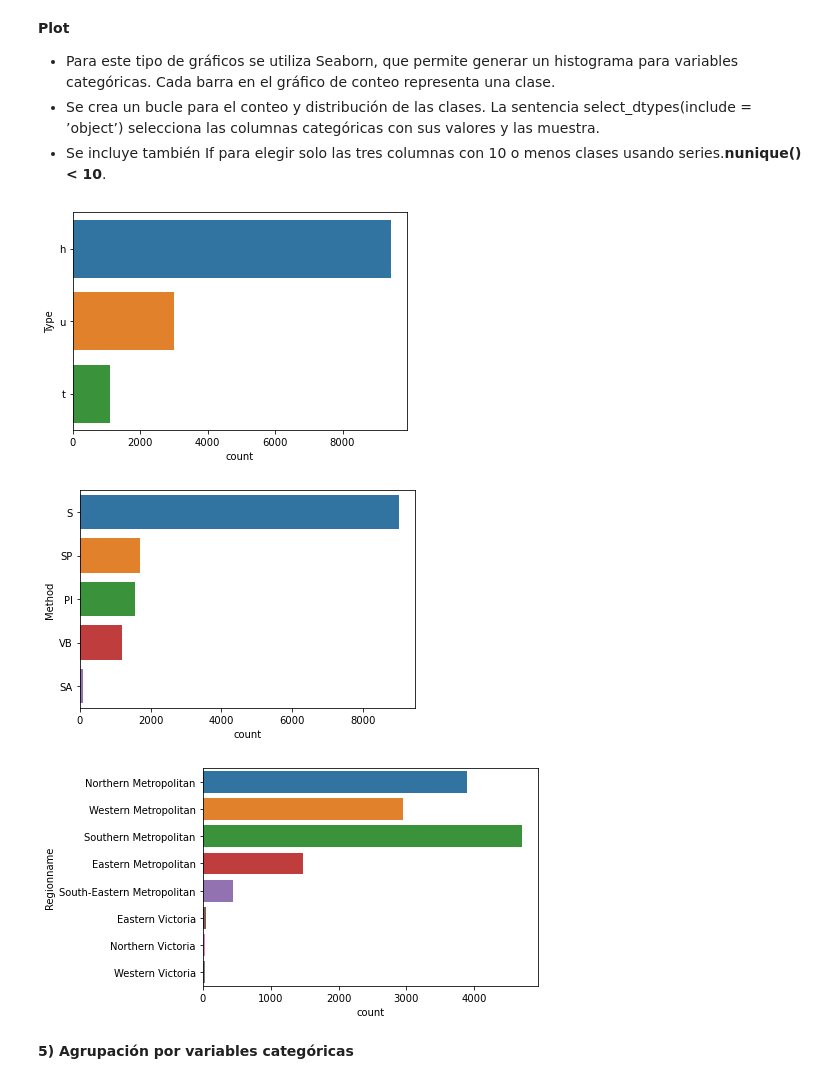
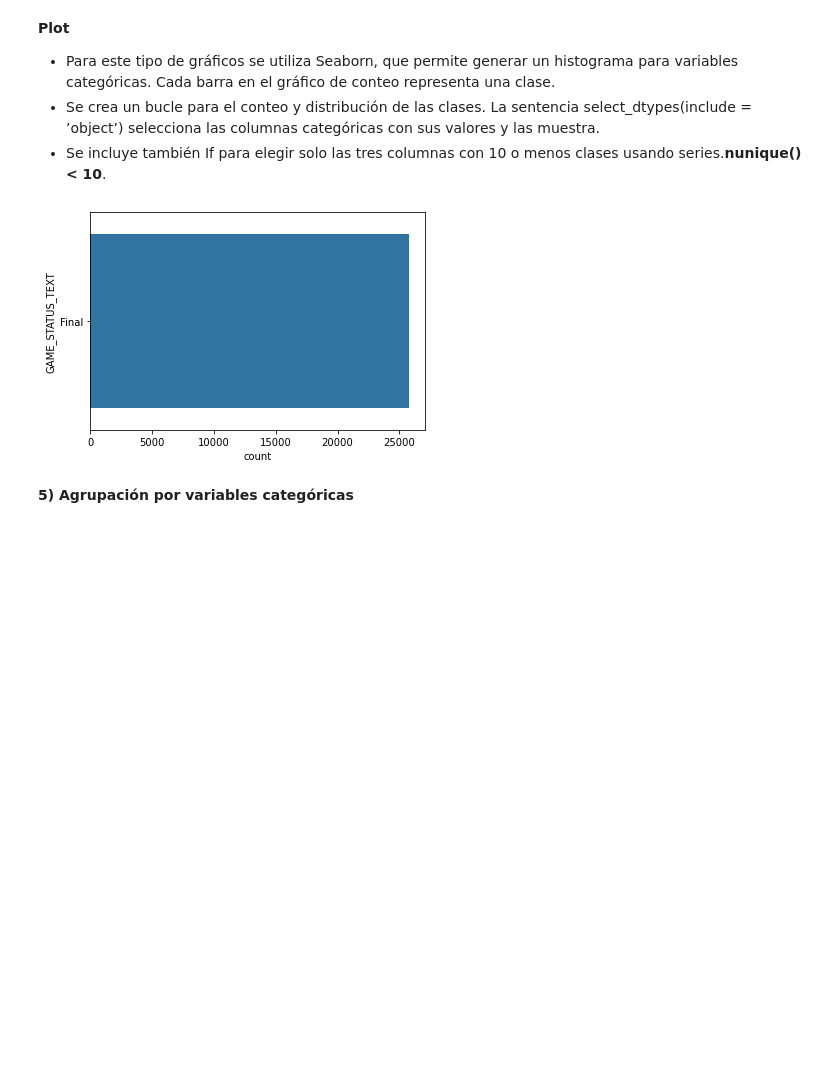
Before and after one commit to David-RA316184979/Mineria_DRA, a Jupyter notebook: MD_Tarea2_RAD.ipynb, the cells around one changed output. Saved outputs shown, nothing was run; the diff lists cells and outputs as text; code cells hidden in the pictures; blank space fills up the shorter version.

```diff
--- a/MD_Tarea2_RAD.ipynb
+++ b/MD_Tarea2_RAD.ipynb
@@ -55,0 +25,4 @@ res - otro residencial.
+# %%
+URL2="https://github.com/David-RA316184979/Mineria_DRA/blob/main/Datos/games.csv?raw=true"
+DatosNBA = pd.read_csv(URL2, delimiter=",",index_col=0) #datos de la NBA
+DatosNBA
@@ -215,8 +187,8 @@ DatosMelbourne.describe()
 
 Para este tipo de gráficos se utiliza **Seaborn**, que permite generar diagramas de cajas para detectar valores atípicos.
 # %%
-VariablesValoresAtipicos = ['Price', 'Car', 'Landsize', 'BuildingArea', 'YearBuilt']
+VariablesValoresAtipicos = ['GAME_ID', 'FG_PCT_home', 'FG3_PCT_home', 'FG_PCT_away', 'FG3_PCT_away']
 for col in VariablesValoresAtipicos:
-  sns.boxplot(col, data=DatosMelbourne)
+  sns.boxplot(col, data=DatosNBA)
   plt.show()
 # %% [output]
@@ -250,13 +220,11 @@ DatosMelbourne.describe(include='object')
 * Se crea un bucle para el conteo y distribución de las clases. La sentencia select_dtypes(include = ’object’) selecciona las columnas categóricas con sus valores y las muestra.
 * Se incluye también If para elegir solo las tres columnas con 10 o menos clases usando series.**nunique() < 10**.
 # %%
-for col in DatosMelbourne.select_dtypes(include='object'):
-  if DatosMelbourne[col].nunique()<10:sns.countplot(y=col, data=DatosMelbourne)
+for col in DatosNBA.select_dtypes(include='object'):
+  if DatosNBA[col].nunique()<10:sns.countplot(y=col, data=DatosNBA)
   plt.show()
 # %% [output]
-[figure, old version]
+[figure, new version]
-[figure, removed]
-[figure, removed]
 # %% [markdown]
 **5) Agrupación por variables categóricas**
 # %%
```
Also changed, not shown: parts of 20 cells of this notebook.
